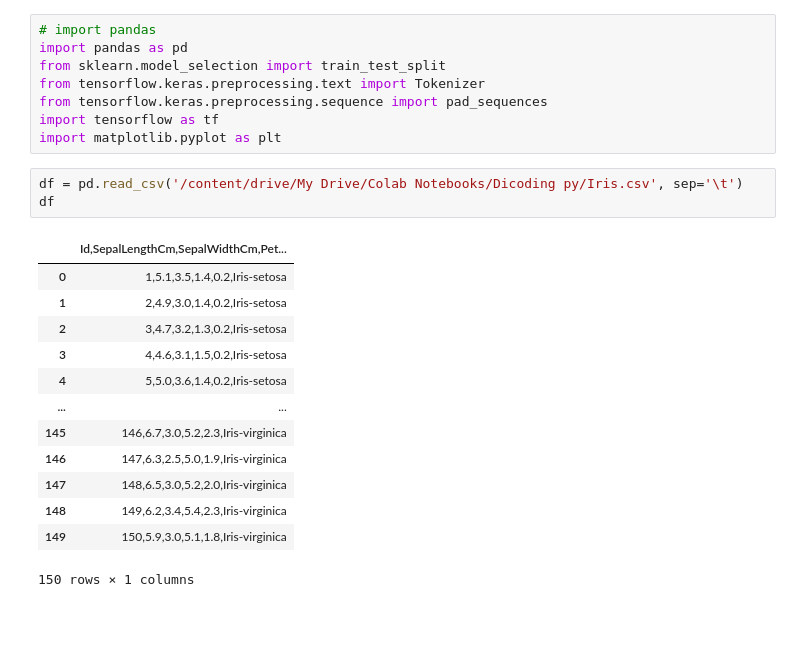
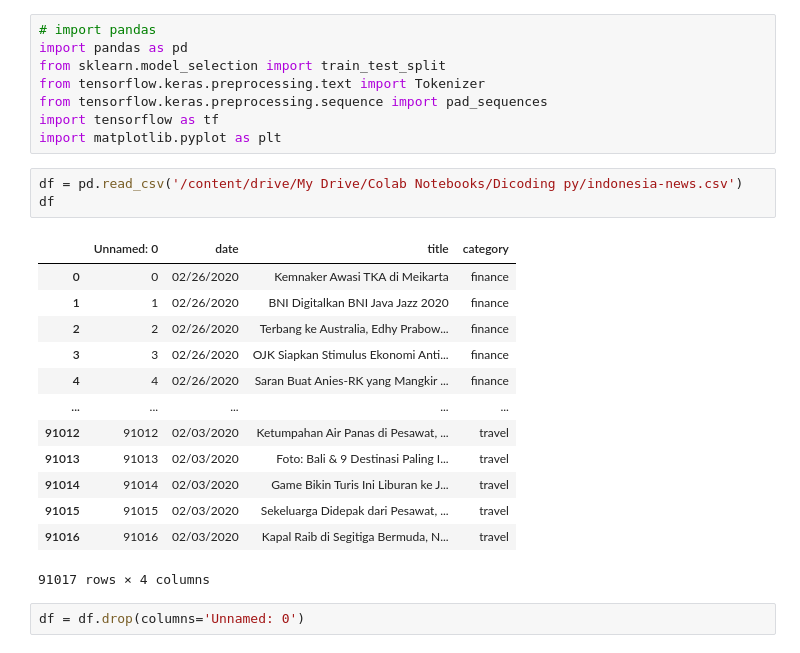
Before and after one commit to kurrnia/Dicoding, a Jupyter notebook: sub1.ipynb, the cells around one changed output. Cells and saved outputs as stored; diff of their text form; blank space fills up the shorter version.

```diff
--- a/sub1.ipynb
+++ b/sub1.ipynb
@@ -17,19 +17,21 @@ from tensorflow.keras.preprocessing.sequence import pad_sequences
 import tensorflow as tf
 import matplotlib.pyplot as plt
 # %%
-df = pd.read_csv('/content/drive/My Drive/Colab Notebooks/Dicoding py/Iris.csv', sep='\t')
+df = pd.read_csv('/content/drive/My Drive/Colab Notebooks/Dicoding py/indonesia-news.csv')
 df
 # %% [output]
-|  | Id,SepalLengthCm,SepalWidthCm,Pet... |
-| 0 | 1,5.1,3.5,1.4,0.2,Iris-setosa |
-| 1 | 2,4.9,3.0,1.4,0.2,Iris-setosa |
-| 2 | 3,4.7,3.2,1.3,0.2,Iris-setosa |
-| 3 | 4,4.6,3.1,1.5,0.2,Iris-setosa |
-| 4 | 5,5.0,3.6,1.4,0.2,Iris-setosa |
-| ... | ... |
-| 145 | 146,6.7,3.0,5.2,2.3,Iris-virginica |
-| 146 | 147,6.3,2.5,5.0,1.9,Iris-virginica |
-| 147 | 148,6.5,3.0,5.2,2.0,Iris-virginica |
-| 148 | 149,6.2,3.4,5.4,2.3,Iris-virginica |
-| 149 | 150,5.9,3.0,5.1,1.8,Iris-virginica |
+|  | Unnamed: 0 | date | title | category |
+| 0 | 0 | 02/26/2020 | Kemnaker Awasi TKA di Meikarta | finance |
+| 1 | 1 | 02/26/2020 | BNI Digitalkan BNI Java Jazz 2020 | finance |
+| 2 | 2 | 02/26/2020 | Terbang ke Australia, Edhy Prabow... | finance |
+| 3 | 3 | 02/26/2020 | OJK Siapkan Stimulus Ekonomi Anti... | finance |
+| 4 | 4 | 02/26/2020 | Saran Buat Anies-RK yang Mangkir ... | finance |
+| ... | ... | ... | ... | ... |
+| 91012 | 91012 | 02/03/2020 | Ketumpahan Air Panas di Pesawat, ... | travel |
+| 91013 | 91013 | 02/03/2020 | Foto: Bali & 9 Destinasi Paling I... | travel |
+| 91014 | 91014 | 02/03/2020 | Game Bikin Turis Ini Liburan ke J... | travel |
+| 91015 | 91015 | 02/03/2020 | Sekeluarga Didepak dari Pesawat, ... | travel |
+| 91016 | 91016 | 02/03/2020 | Kapal Raib di Segitiga Bermuda, N... | travel |
-150 rows × 1 columns
+91017 rows × 4 columns
+# %%
+df = df.drop(columns='Unnamed: 0')
```
Also changed, not shown: parts of 10 cells of this notebook.
